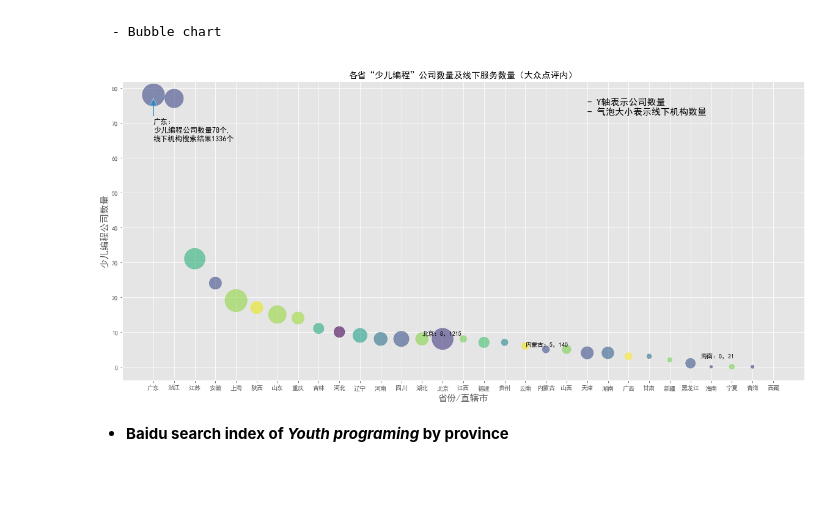
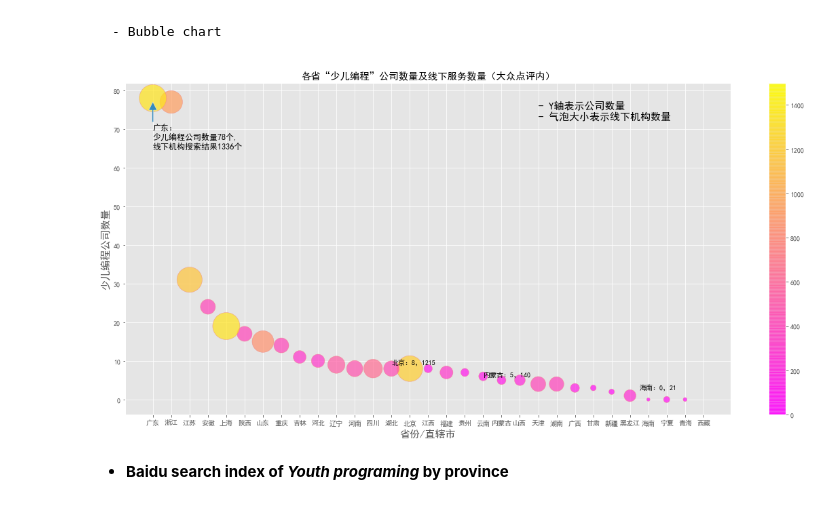
Before and after one commit to superhq221/hkbu_comm7330_2019, a Jupyter notebook: 7330group/program/7330group_dataprocessing__.ipynb, the cells around one changed output. Drawn from its saved outputs; the diff is of its cells as text; code cells hidden in the pictures; blank space fills up the shorter version.

```diff
--- a/7330group/program/7330group_dataprocessing__.ipynb
+++ b/7330group/program/7330group_dataprocessing__.ipynb
@@ -84,37 +84,68 @@ memory usage: 2.9+ KB
 # %% [markdown]
 ### visualize data
+# %%
+#规范各变量的颜色，确保可视化整体的统一性
+def ValueColor(columname):
+    columnames = finaldf.columns.values
+    colors = ['royalblue','lightseagreen','slateblue','hotpink','slategray','orange']
+    columcolor={}
+    i = 0
+    for item in columnames:
+        columcolor[item] = colors[i]
+        i += 1
+    return columcolor[columname]
+
+def ValueColormap(colname):
+    values = ['2018年互联网普及率%', '百度搜索指数', '2019人均GDP（美元）',
+              '小初高在校人口数（万人）','大众点评搜索数量', '少儿编程公司数量']
+    colormaps = ['BuGn','Purples','Blues','Greys','spring','RdPu']
+    color = {}
+    i = 0
+    for item in values:
+        color[item] = colormaps[i]
+        i += 1
+    return color[colname]
 # %% [markdown]
 - **The number of youth programing education enterprises & The number of offline Youth programing training institutions on dianping by province**
 # %% [markdown]
     - Bubble chart
 # %%
+dzdp_comp= finaldf[['少儿编程公司数量','大众点评搜索数量']]
+plt.style.use('ggplot')
+# 正常显示中文
+plt.rcParams['font.sans-serif']=['SimHei']
+plt.rcParams['axes.unicode_minus'] = False
+
 plt.figure(figsize=(20, 9))
 plt.style.use('ggplot')
 
 # Draw a graph
-colors = np.random.rand(len(dzdp_comp.index))  # 气泡颜色数组
+colors = plt.cm.get_cmap(ValueColormap('大众点评搜索数量'))# 气泡颜色数组
+dzdp_comp['大众点评搜索数量']
 size = dzdp_comp['大众点评搜索数量'] # the size of circle represents the number of search result
-plt.scatter(dzdp_comp.index,dzdp_comp['少儿编程公司数量'],  s=size,c = colors, alpha=0.6)
+plt.scatter(dzdp_comp.index,dzdp_comp['少儿编程公司数量'],  s=size*1.2,c = dzdp_comp['大众点评搜索数量'],
+                     vmin=0, vmax=1500,edgecolor = 'lightcoral',cmap = colors, alpha=0.7)
+plt.colorbar()
 
 # Add label and annotates
 plt.xlabel('省份/直辖市',fontsize=15)
 plt.ylabel('少儿编程公司数量',fontsize=15)
 plt.gca().invert_xaxis()
 
 plt.text(x=9,y=72,s = '- Y轴表示公司数量\n- 气泡大小表示线下机构数量',fontsize=15,verticalalignment="bottom",horizontalalignment="left")
 plt.title('各省“少儿编程”公司数量及线下服务数量（大众点评内）')
 plt.annotate("广东：\n少儿编程公司数量78个,\n线下机构搜索结果1336个",xy = (30,77),xytext=(30,65),xycoords='data',fontsize=12,
              arrowprops=dict(width = 2))
 plt.annotate("北京：8，1215",(17,9))
 plt.annotate("内蒙古：5，140",(12,6))
 plt.annotate("海南：0，21",(3.5,2.5))
 
 
 
 #plt.savefig('./comp_dzdp_bubble.jpg') # Save the picture
 plt.show()
 #reference：https://blog.csdn.net/robert_chen1988/article/details/100027423
 # %% [output]
-[figure, old version]
+[figure, new version]
 # %% [markdown]
 - **Baidu search index of *Youth programing* by province**
```
Also changed, not shown: parts of 23 cells of this notebook.
